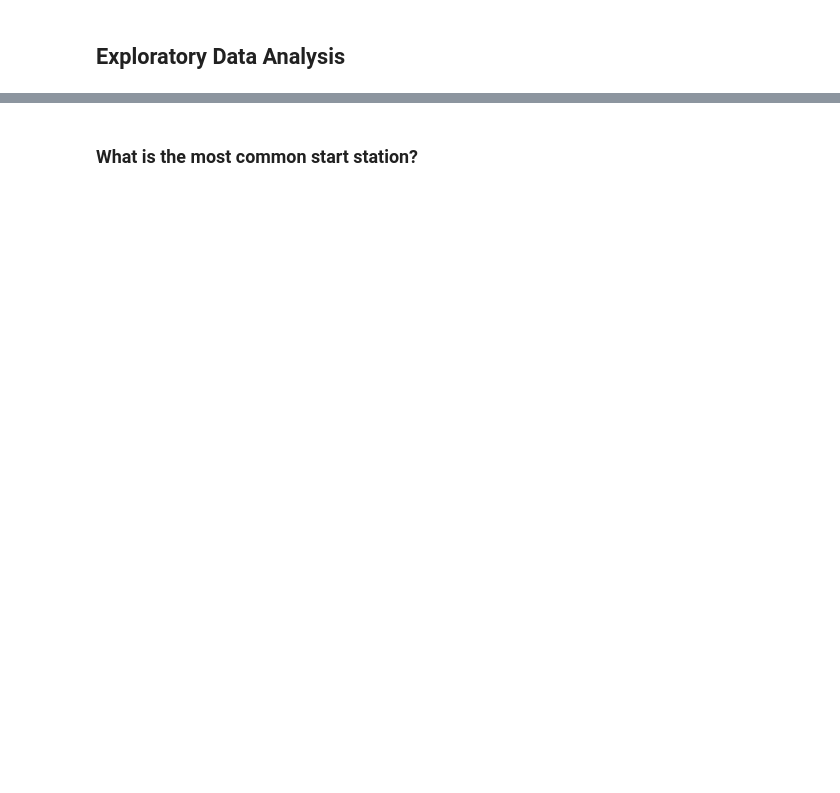
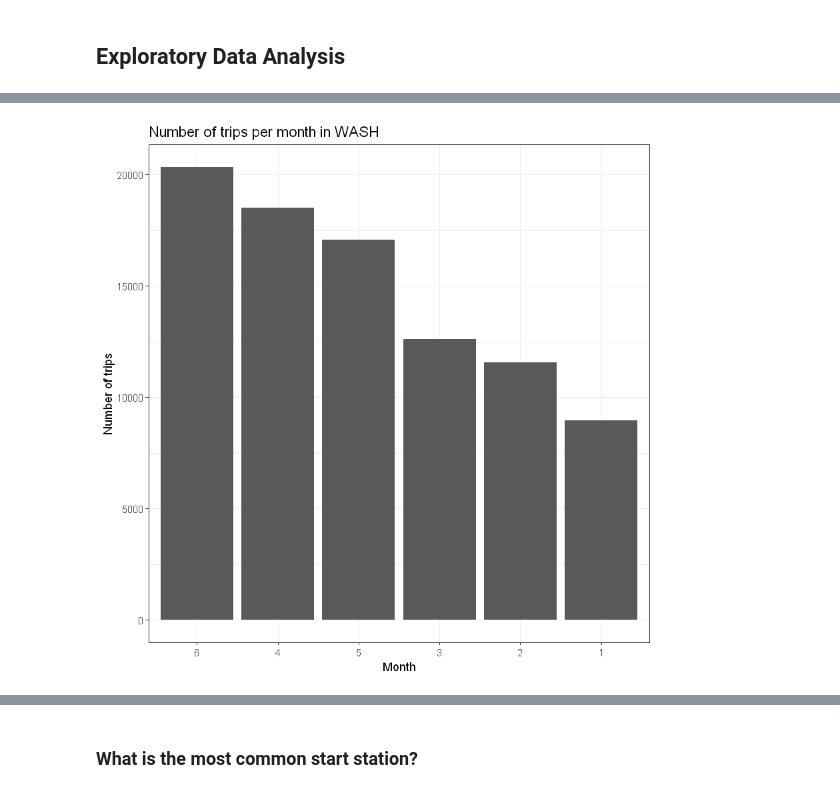
Before and after one commit to davidblackwelder/explore-bikeshare-data, a Jupyter notebook: EDA-bikeshare-data-R.ipynb, the cells around one changed output, grey strips where cells are left out. Saved outputs shown, nothing was run; the diff lists cells and outputs as text; code cells hidden in the pictures; blank space fills up the shorter version.

```diff
--- a/EDA-bikeshare-data-R.ipynb
+++ b/EDA-bikeshare-data-R.ipynb
@@ -509,0 +1038,14 @@ table(ny_clean$User.Type)
+# %%
+# Bar chart for WASH trips per month
+bikeshare %>%
+  filter(city == 'WASH') %>%
+  group_by(start_month) %>%
+  count %>%
+  ggplot(aes(reorder(start_month, -n), n)) +
+  geom_bar(stat = 'identity') +
+  theme_bw() +
+  labs(title = "Number of trips per month in WASH",
+       x = 'Month',
+       y = 'Number of trips')
+# %% [output]
+[figure, added]
```
Also changed, not shown: parts of 73 cells of this notebook, 2 other files.
